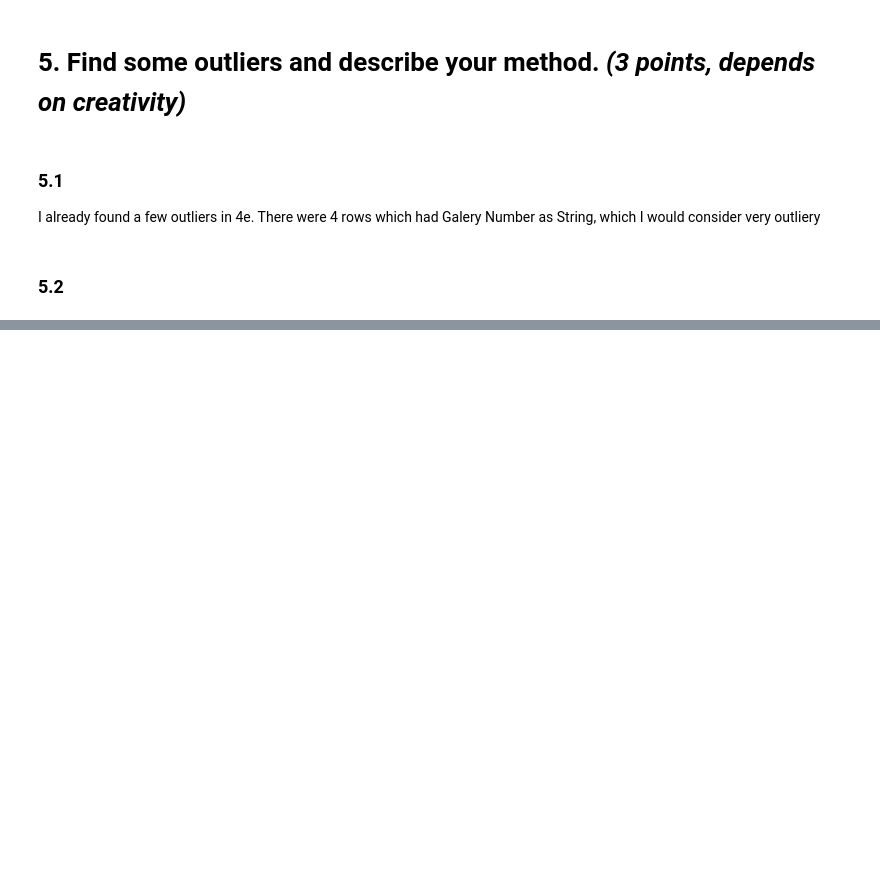
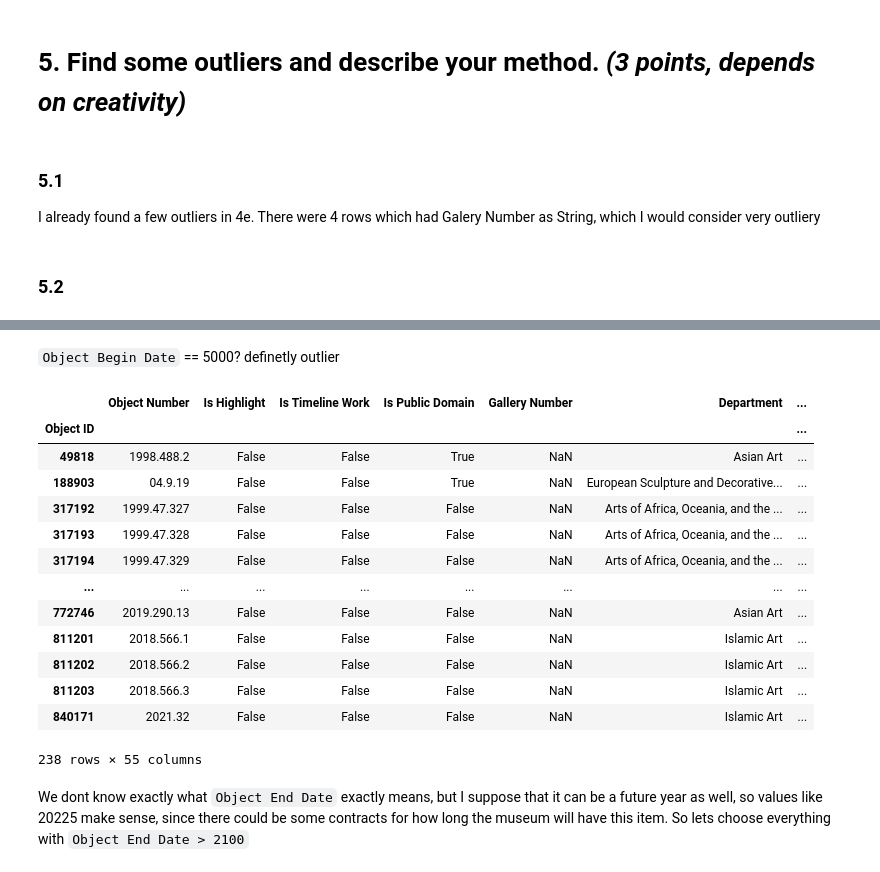
Before and after one commit to jakub-kucera/NI-PDD, a Jupyter notebook: NI-PDD-kucerj56-Homework-1/01_homework.ipynb, the cells around one changed output, grey strips where cells are left out. Saved outputs shown, nothing was run; the diff lists cells and outputs as text; code cells hidden in the pictures; blank space fills up the shorter version.

```diff
--- a/NI-PDD-kucerj56-Homework-1/01_homework.ipynb
+++ b/NI-PDD-kucerj56-Homework-1/01_homework.ipynb
@@ -637,0 +708,21 @@ I already found a few outliers in 4e. There were 4 rows which had Galery Number
+# %% [markdown]
+`Object Begin Date` == 5000? definetly outlier
+# %%
+df.loc[df['Object End Date'] > 2022]
+# %% [output]
+|  | Object Number | Is Highlight | Is Timeline Work | Is Public Domain | Gallery Number | Department | ... |
+| Object ID |  |  |  |  |  |  | ... |
+| 49818 | 1998.488.2 | False | False | True | NaN | Asian Art | ... |
+| 188903 | 04.9.19 | False | False | True | NaN | European Sculpture and Decorative... | ... |
+| 317192 | 1999.47.327 | False | False | False | NaN | Arts of Africa, Oceania, and the ... | ... |
+| 317193 | 1999.47.328 | False | False | False | NaN | Arts of Africa, Oceania, and the ... | ... |
+| 317194 | 1999.47.329 | False | False | False | NaN | Arts of Africa, Oceania, and the ... | ... |
+| ... | ... | ... | ... | ... | ... | ... | ... |
+| 772746 | 2019.290.13 | False | False | False | NaN | Asian Art | ... |
+| 811201 | 2018.566.1 | False | False | False | NaN | Islamic Art | ... |
+| 811202 | 2018.566.2 | False | False | False | NaN | Islamic Art | ... |
+| 811203 | 2018.566.3 | False | False | False | NaN | Islamic Art | ... |
+| 840171 | 2021.32 | False | False | False | NaN | Islamic Art | ... |
+238 rows × 55 columns
+# %% [markdown]
+We dont know exactly what `Object End Date` exactly means, but I suppose that it can be a future year as well, so values like 20225 make sense, since there could be some contracts for how long the museum will have this item. So lets choose everything with `Object End Date > 2100`
```
Also changed, not shown: parts of 48 cells of this notebook.
